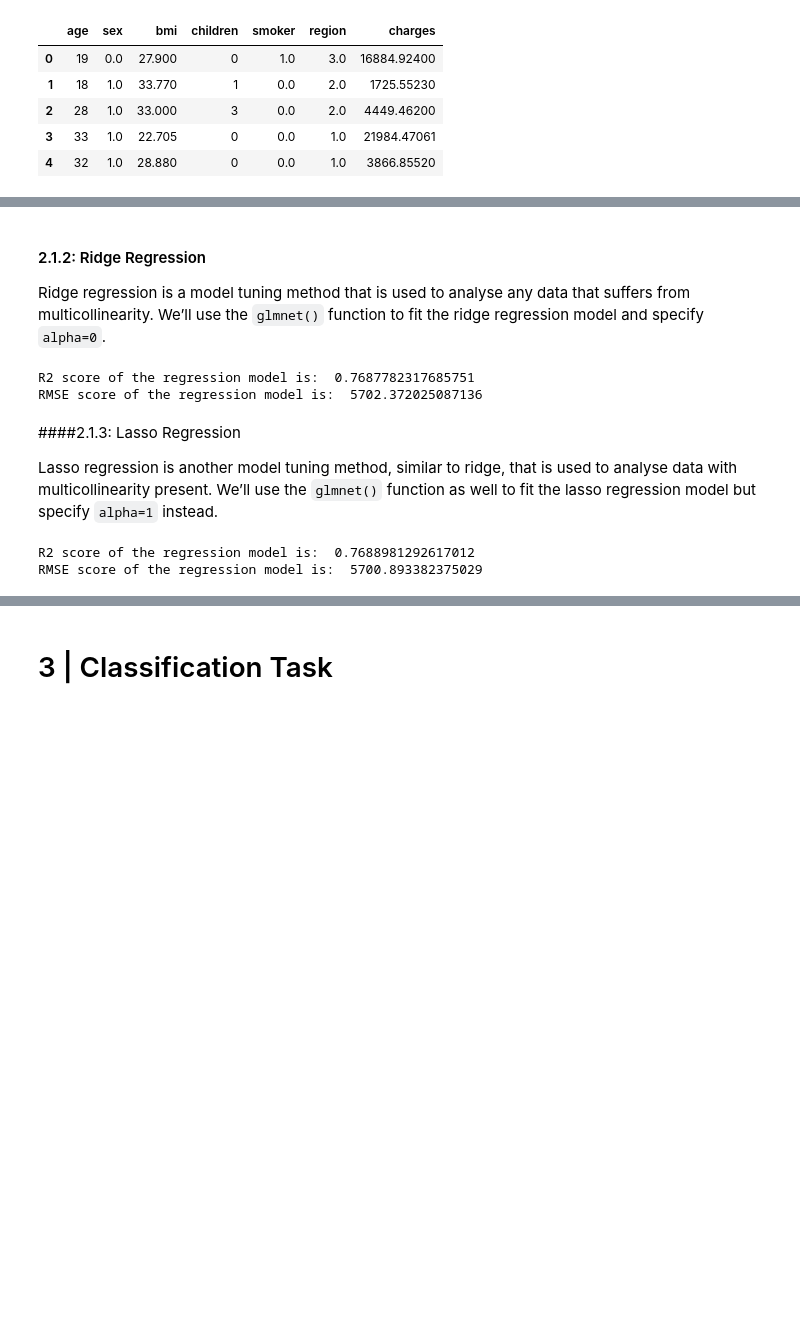
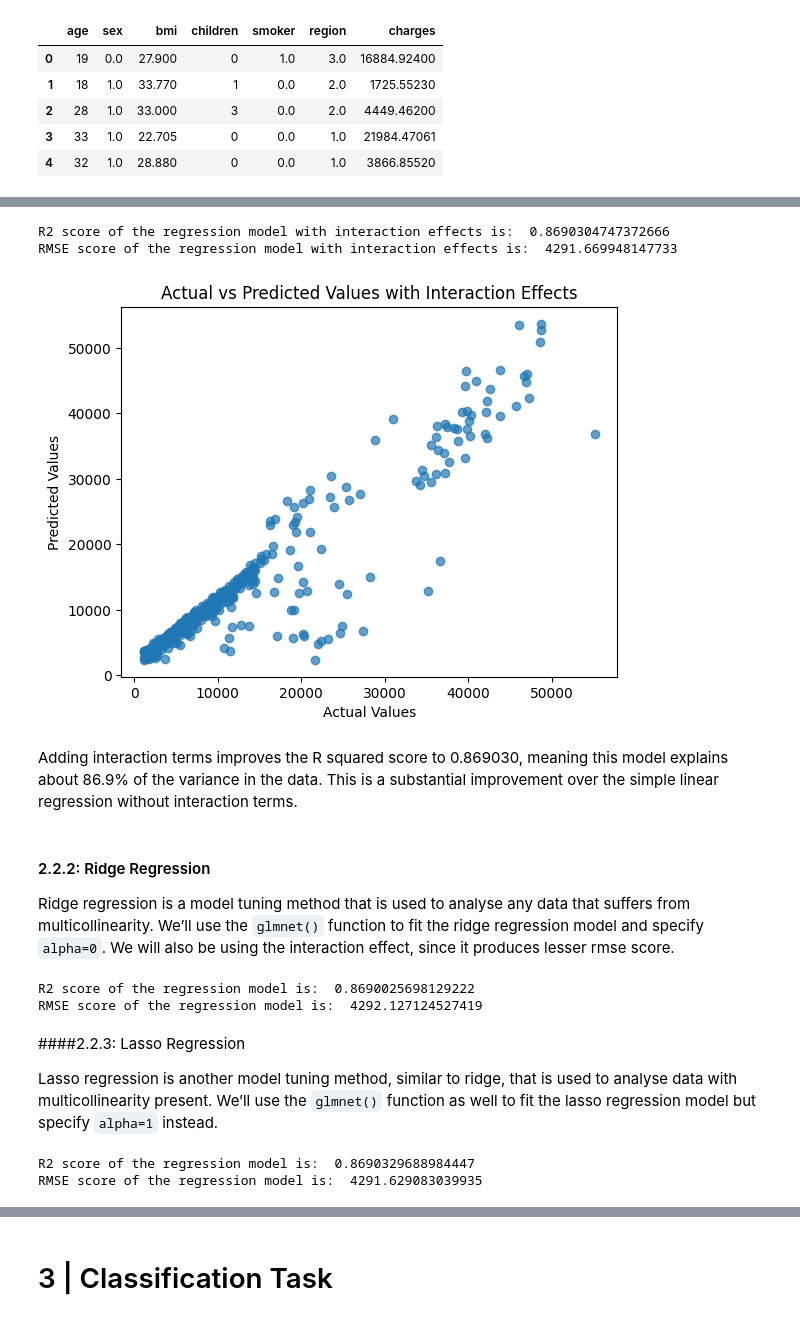
Before and after one commit to nuraishasb/supervisedML, a Jupyter notebook: Python_SupervisedML.ipynb, the cells around one changed output, grey strips where cells are left out. Saved outputs shown, nothing was run; the diff lists cells and outputs as text; code cells hidden in the pictures; blank space fills up the shorter version.

```diff
--- a/Python_SupervisedML.ipynb
+++ b/Python_SupervisedML.ipynb
@@ -194,13 +198,47 @@ RMSE score of the regression model is:  5700.7962411597355
+# %%
+from sklearn.preprocessing import PolynomialFeatures
+poly = PolynomialFeatures(interaction_only=False, include_bias=False)
+X_train_interaction = poly.fit_transform(X_train)
+X_test_interaction = poly.transform(X_test)
+
+# Train the model with interaction features
+model = LinearRegression()
+model.fit(X_train_interaction, Y_train)
+
+# Make predictions
+predictions = model.predict(X_test_interaction)
+
+# Evaluate the model
+r2_lrx = r2_score(Y_test, predictions)
+mse_lrx = mean_squared_error(Y_test, predictions)
+rmse_lrx = np.sqrt(mse_lrx)
+
+print('R2 score of the regression model with interaction effects is: ', r2_lrx)
+print('RMSE score of the regression model with interaction effects is: ', rmse_lrx)
+
+# Plotting
+plt.scatter(Y_test, predictions, alpha=0.7)
+plt.xlabel('Actual Values')
+plt.ylabel('Predicted Values')
+plt.title('Actual vs Predicted Values with Interaction Effects')
+plt.show()
+# %% [output]
+R2 score of the regression model with interaction effects is:  0.8690304747372666
+RMSE score of the regression model with interaction effects is:  4291.669948147733
+[figure, added]
+# %% [markdown]
+Adding interaction terms improves the R squared score to 0.869030, meaning this model explains about 86.9% of the variance in the data. This is a substantial improvement over the simple linear regression without interaction terms.
 # %% [markdown]
-#### 2.1.2: Ridge Regression
+#### 2.2.2: Ridge Regression
 
-Ridge regression is a model tuning method that is used to analyse any data that suffers from multicollinearity. We’ll use the `glmnet()` function to fit the ridge regression model and specify `alpha=0`.
+Ridge regression is a model tuning method that is used to analyse any data that suffers from multicollinearity. We’ll use the `glmnet()` function to fit the ridge regression model and specify `alpha=0`. We will also be using the interaction effect, since it produces lesser rmse score.
 # %%
 # ridge regression
 model = Ridge(alpha = 0.5)
-model.fit(X_train, Y_train)
+model.fit(X_train_interaction, Y_train)
 
-predictions = model.predict(X_test)
+
+predictions = model.predict(X_test_interaction)
 r2_rr = r2_score(Y_test, predictions)
 mse_rr = mean_squared_error(Y_test, predictions)
 rmse_rr = np.sqrt(mse_rr)
@@ -208,18 +246,18 @@ rmse_rr = np.sqrt(mse_rr)
 print('R2 score of the regression model is: ', r2_rr)
 print('RMSE score of the regression model is: ', rmse_rr)
 # %% [output]
-R2 score of the regression model is:  0.7687782317685751
-RMSE score of the regression model is:  5702.372025087136
+R2 score of the regression model is:  0.8690025698129222
+RMSE score of the regression model is:  4292.127124527419
 # %% [markdown]
-####2.1.3: Lasso Regression
+####2.2.3: Lasso Regression
 
 Lasso regression is another model tuning method, similar to ridge, that is used to analyse data with multicollinearity present. We’ll use the `glmnet()` function as well to fit the lasso regression model but specify `alpha=1` instead.
 # %%
 # lasso regression
 model = Lasso(alpha = 0.5)
-model.fit(X_train, Y_train)
+model.fit(X_train_interaction, Y_train)
 
-predictions = model.predict(X_test)
+predictions = model.predict(X_test_interaction)
 r2_la = r2_score(Y_test, predictions)
 mse_la = mean_squared_error(Y_test, predictions)
 rmse_la = np.sqrt(mse_la)
@@ -227,6 +265,6 @@ rmse_la = np.sqrt(mse_la)
 print('R2 score of the regression model is: ', r2_la)
 print('RMSE score of the regression model is: ', rmse_la)
 # %% [output]
-R2 score of the regression model is:  0.7688981292617012
-RMSE score of the regression model is:  5700.893382375029
+R2 score of the regression model is:  0.8690329688984447
+RMSE score of the regression model is:  4291.629083039935
 # %% [markdown]
```
Also changed, not shown: parts of 35 cells of this notebook.
